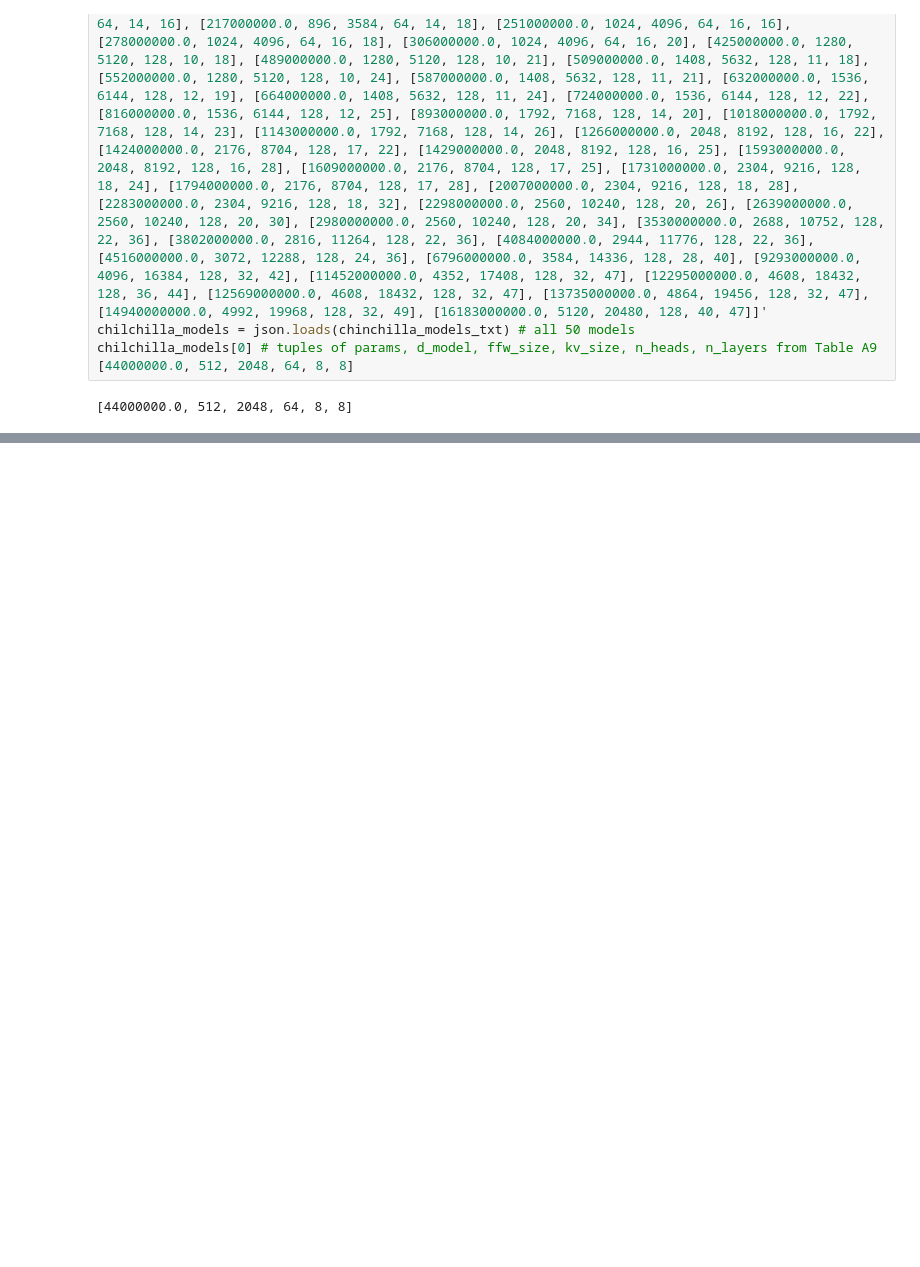
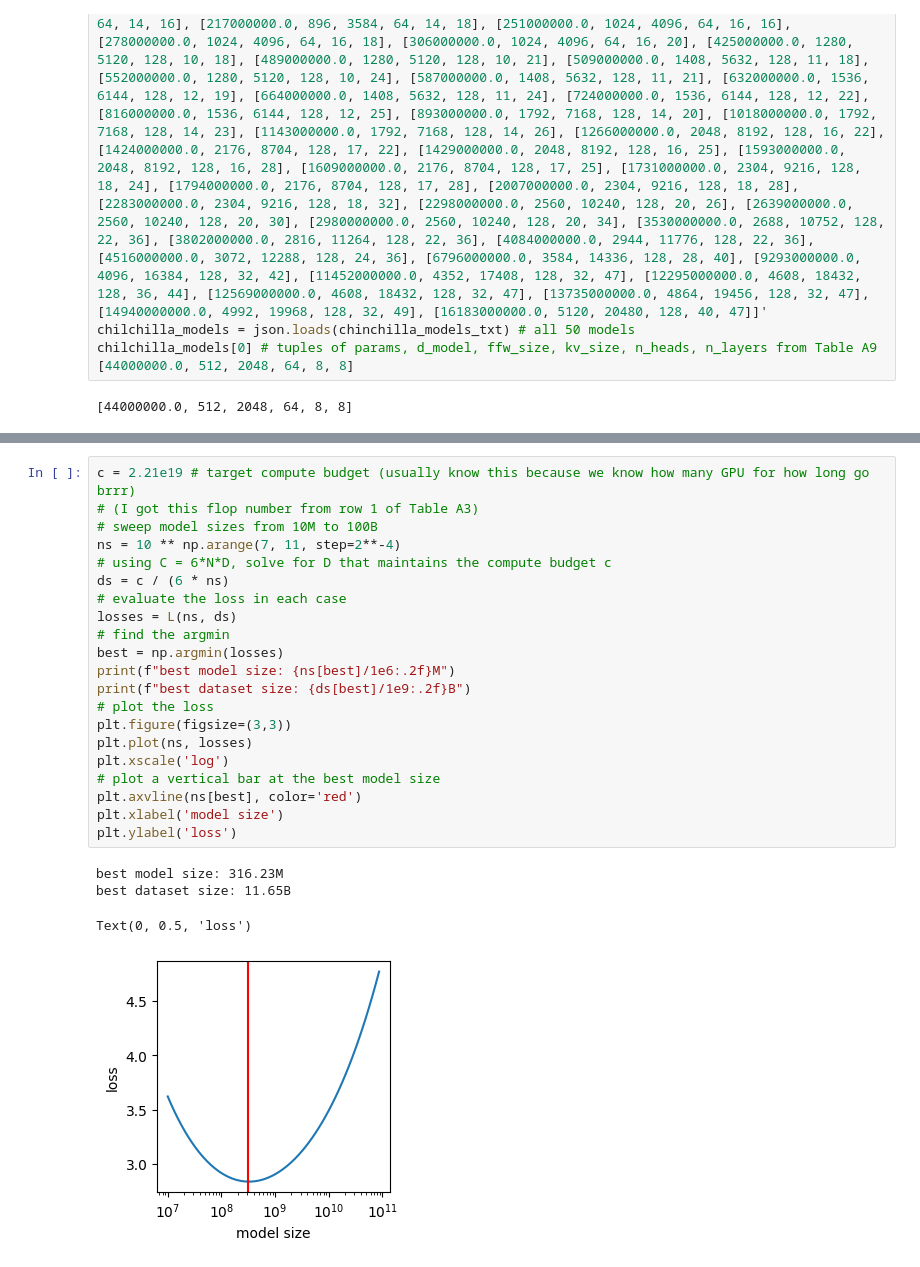
Before and after one commit to mansi104-ai/Nano-gpt-model, a Jupyter notebook: scaling_laws.ipynb, the cells around one changed output, grey strips where cells are left out. Saved outputs shown, nothing was run; the diff lists cells and outputs as text; blank space fills up the shorter version.

```diff
--- a/scaling_laws.ipynb
+++ b/scaling_laws.ipynb
@@ -55,0 +191,26 @@ chilchilla_models[0] # tuples of params, d_model, ffw_size, kv_size, n_heads, n_
+# %%
+c = 2.21e19 # target compute budget (usually know this because we know how many GPU for how long go brrr)
+# (I got this flop number from row 1 of Table A3)
+# sweep model sizes from 10M to 100B
+ns = 10 ** np.arange(7, 11, step=2**-4)
+# using C = 6*N*D, solve for D that maintains the compute budget c
+ds = c / (6 * ns)
+# evaluate the loss in each case
+losses = L(ns, ds)
+# find the argmin
+best = np.argmin(losses)
+print(f"best model size: {ns[best]/1e6:.2f}M")
+print(f"best dataset size: {ds[best]/1e9:.2f}B")
+# plot the loss
+plt.figure(figsize=(3,3))
+plt.plot(ns, losses)
+plt.xscale('log')
+# plot a vertical bar at the best model size
+plt.axvline(ns[best], color='red')
+plt.xlabel('model size')
+plt.ylabel('loss')
+# %% [output]
+best model size: 316.23M
+best dataset size: 11.65B
+Text(0, 0.5, 'loss')
+[figure, added]
```
Also changed, not shown: parts of 12 cells of this notebook, 2 other files.
